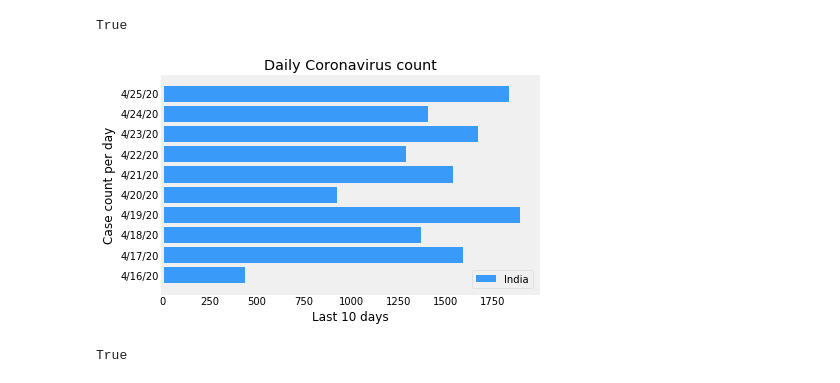
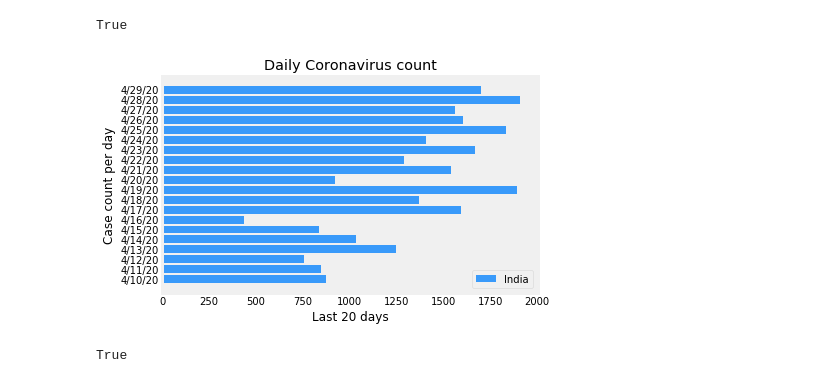
Before and after one commit to amchigello/python_repository, a Jupyter notebook: matplotlib_work/plots_work.ipynb, the cells around one changed output. Drawn from its saved outputs; the diff is of its cells as text; code cells hidden in the pictures.

```diff
--- a/matplotlib_work/plots_work.ipynb
+++ b/matplotlib_work/plots_work.ipynb
@@ -234,9 +234,9 @@ def plot_daily_cases_barh(country_code, **kwargs):
     plt.tight_layout
     return True
 # %%
-plot_daily_cases_barh("IN", last_n_days=10)
+plot_daily_cases_barh("IN", last_n_days=20)
 # %% [output]
-[figure, old version]
+[figure, new version]
 True
 # %%
 def plot_pie_chart(country_code):
```
Also changed, not shown: parts of 11 cells of this notebook, 1 other file.
